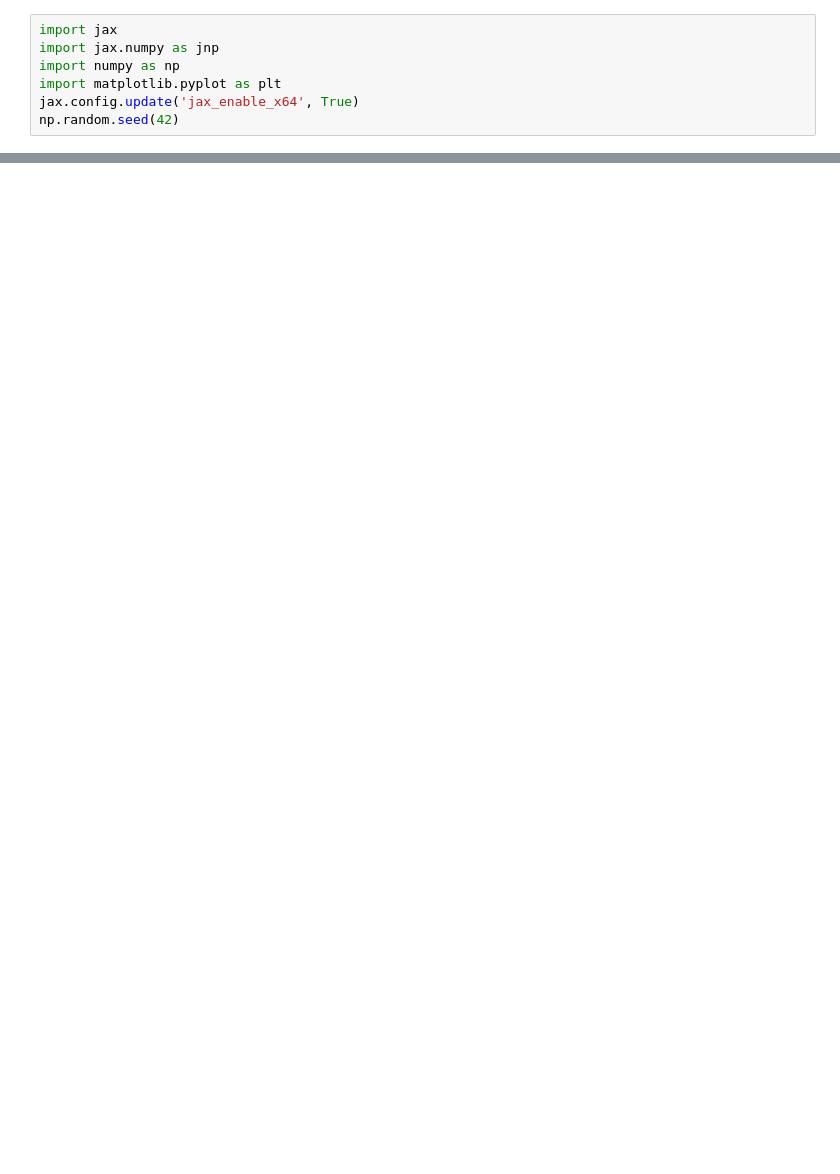
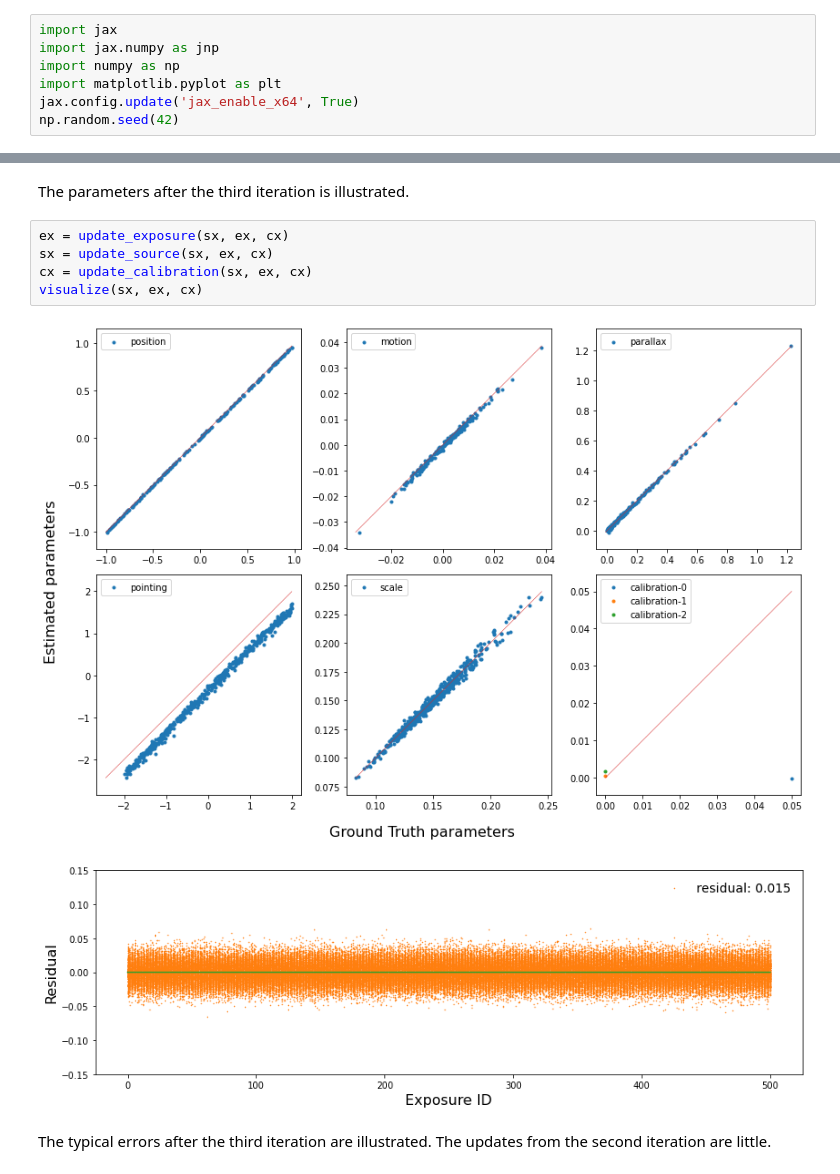
Before and after one commit to JASMINE-Mission/jasmine_agistoy, a Jupyter notebook: notebook/demonstration.ipynb, the cells around one changed output, grey strips where cells are left out. Saved outputs shown, nothing was run; the diff lists cells and outputs as text; blank space fills up the shorter version.

```diff
--- a/notebook/demonstration.ipynb
+++ b/notebook/demonstration.ipynb
@@ -301,0 +461,12 @@ visualize(sx, ex, cx)
+# %% [markdown]
+The parameters after the third iteration is illustrated.
+# %%
+ex = update_exposure(sx, ex, cx)
+sx = update_source(sx, ex, cx)
+cx = update_calibration(sx, ex, cx)
+visualize(sx, ex, cx)
+# %% [output]
+[figure, added]
+[figure, added]
+# %% [markdown]
+The typical errors after the third iteration are illustrated. The updates from the second iteration are little.
```
Also changed, not shown: parts of 69 cells of this notebook.
